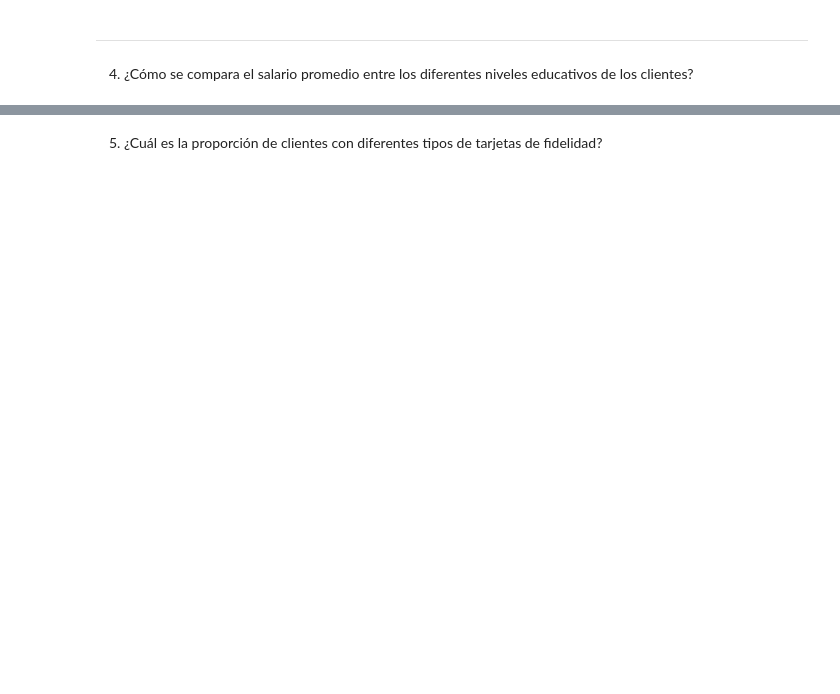
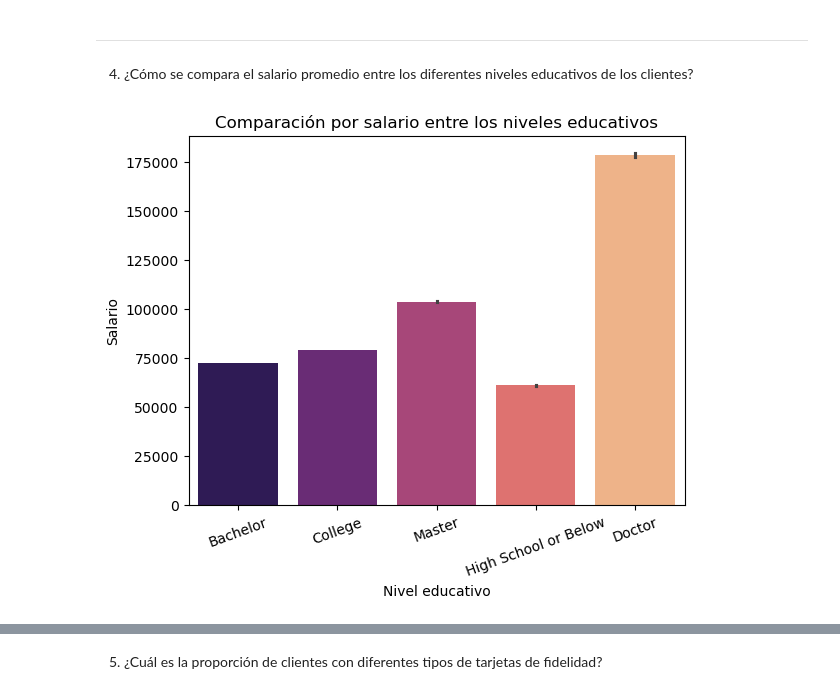
Before and after one commit to Adalab/bda-modulo-3-evaluacion-final-AndreaGD96, a Jupyter notebook: III_Union_Visualizacion.ipynb, the cells around one changed output, grey strips where cells are left out. Cells and saved outputs as stored; diff of their text form; code cells hidden in the pictures; blank space fills up the shorter version.

```diff
--- a/III_Union_Visualizacion.ipynb
+++ b/III_Union_Visualizacion.ipynb
@@ -167,3 +156,19 @@ Como conclusión podemos ver que a mayor número de población por provincia, ma
 --------------
 # %% [markdown]
  4. ¿Cómo se compara el salario promedio entre los diferentes niveles educativos de los clientes?
+# %%
+# Necesito las variables: Salary, Education
+# 2 variable una categórica y una numérica -> Barplot (Comparar promedios)
+
+sns.barplot(x = "Education",
+            y = "Salary",
+            data = df_completo,
+            palette = "magma")
+
+plt.xticks(rotation = 20)
+plt.title("Comparación por salario entre los niveles educativos")
+plt.xlabel("Nivel educativo")
+plt.ylabel("Salario")
+plt.show();
+# %% [output]
+[figure, added]
```
Also changed, not shown: parts of 17 cells of this notebook, 4 other files.
